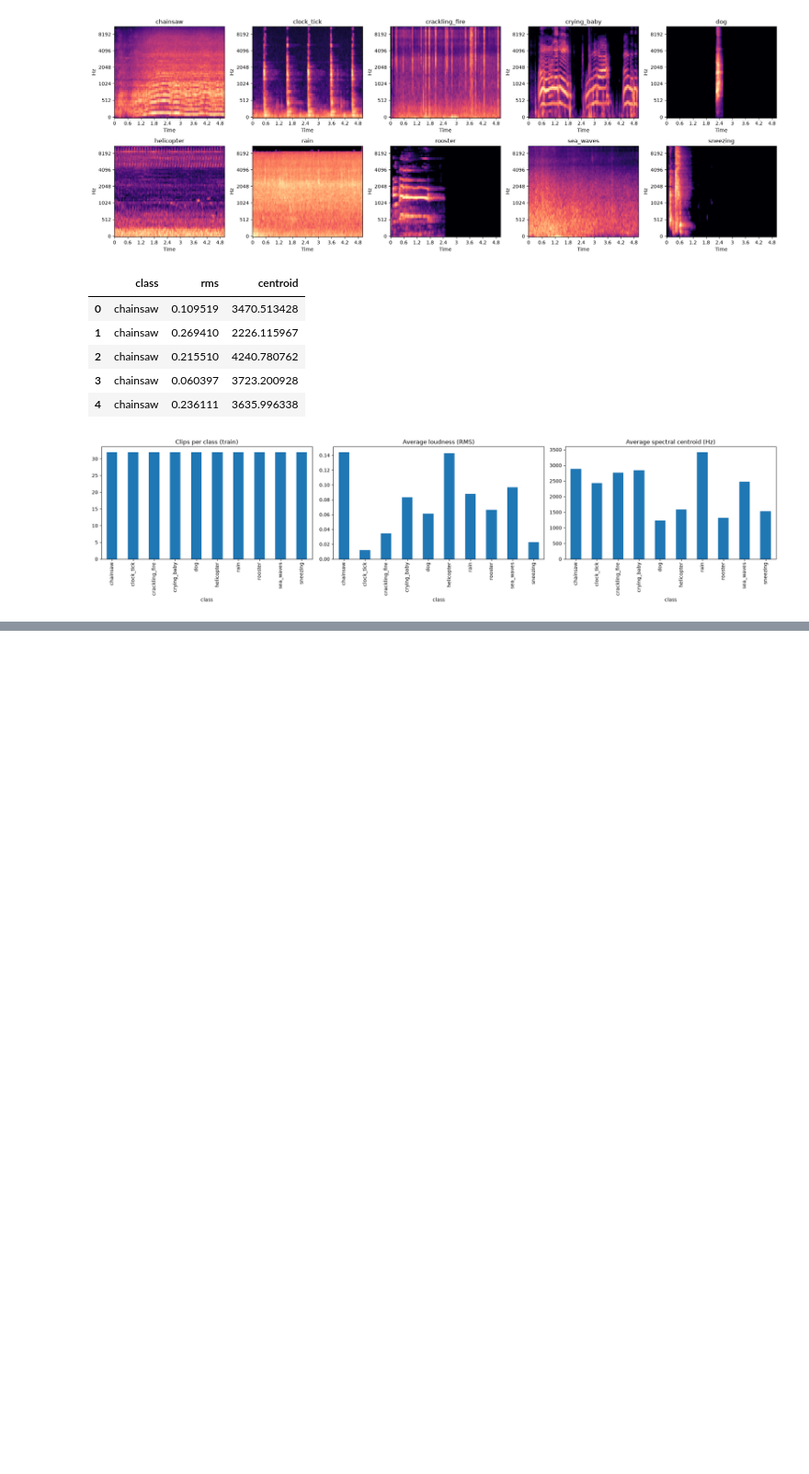
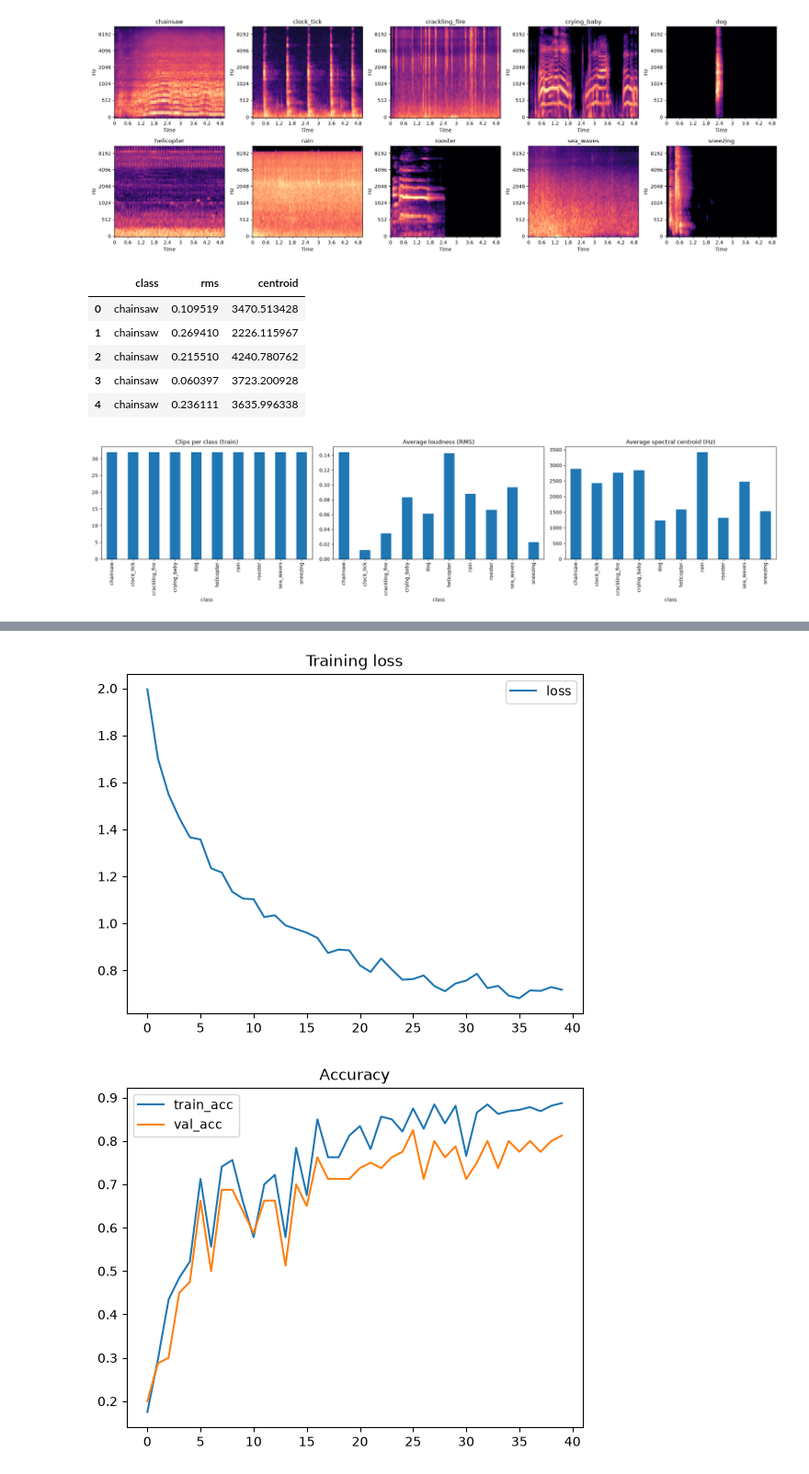
Before and after one commit to Esther-Mahoro04/sound-classifier, a Jupyter notebook: notebook/sound_classifier.ipynb, the cells around one changed output, grey strips where cells are left out. Shown at 92% size. Drawn from its saved outputs; the diff is of its cells as text; code cells hidden in the pictures; blank space fills up the shorter version.

```diff
--- a/notebook/sound_classifier.ipynb
+++ b/notebook/sound_classifier.ipynb
@@ -101,3 +101,14 @@ plt.show()
 
  No single feature identifies every class, but loudness and brightness together place most classes in different regions. Rain and sea waves
  look alike in the spectrograms, so the model will probably confuse them more than other pairs.
+# %%
+import sys
+sys.path.append("..")
+
+from src.preprocessing import load_folder
+
+x_train, y_train, class_names = load_folder("../data/train")
+x_test, y_test, _ = load_folder("../data/test")
+
+print(x_train.shape, x_test.shape)
+print(class_names)
@@ -103,0 +118,8 @@ plt.show()
+# %%
+import torch
+from src.model import train_model
+
+torch.manual_seed(42)
+model, history = train_model(
+    x_train, y_train, len(class_names), epochs=40, x_val=x_test, y_val=y_test
+)
@@ -103,0 +144,10 @@ plt.show()
+# %%
+history_df = pd.DataFrame(history)
+
+history_df[["loss"]].plot(title="Training loss")
+history_df[["train_acc", "val_acc"]].plot(title="Accuracy")
+plt.savefig("../reports/accuracy_curve.png")
+plt.show()
+# %% [output]
+[figure, added]
+[figure, added]
```
Also changed, not shown: parts of 6 cells of this notebook.
